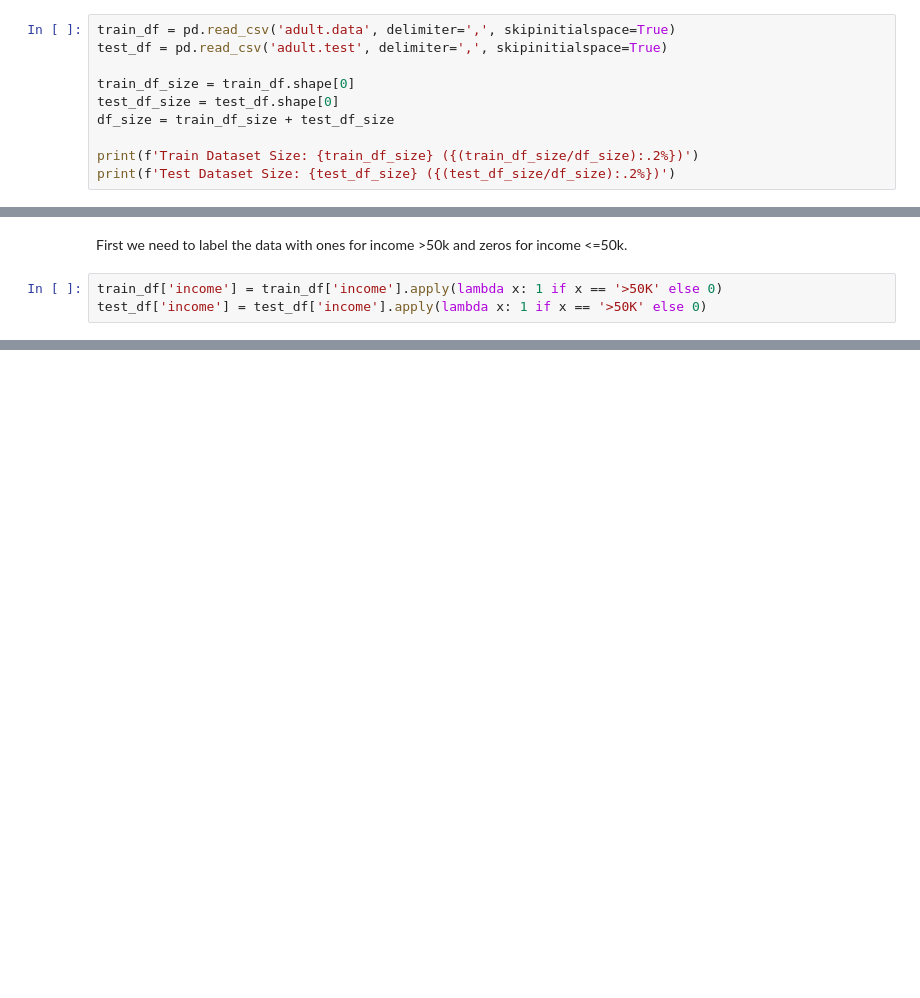
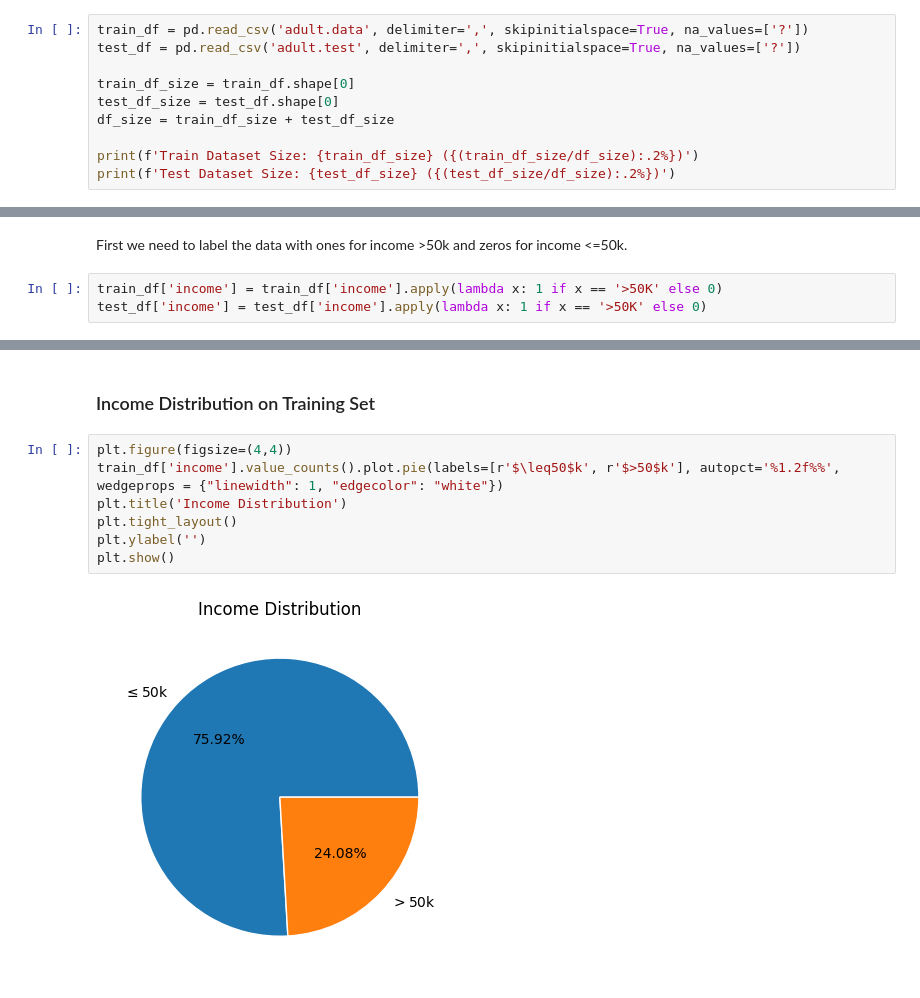
Before and after one commit to simonsymhoven/income-classification, a Jupyter notebook: income-classification.ipynb, the cells around one changed output, grey strips where cells are left out. Saved outputs shown, nothing was run; the diff lists cells and outputs as text; blank space fills up the shorter version.

Commit message:
add some charts

```diff
--- a/income-classification.ipynb
+++ b/income-classification.ipynb
@@ -13,6 +16,6 @@ import pandas as pd
 # %%
-train_df = pd.read_csv('adult.data', delimiter=',', skipinitialspace=True)
-test_df = pd.read_csv('adult.test', delimiter=',', skipinitialspace=True)
+train_df = pd.read_csv('adult.data', delimiter=',', skipinitialspace=True, na_values=['?'])
+test_df = pd.read_csv('adult.test', delimiter=',', skipinitialspace=True, na_values=['?'])
 
 train_df_size = train_df.shape[0]
 test_df_size = test_df.shape[0]
@@ -32,0 +134,11 @@ test_df['income'] = test_df['income'].apply(lambda x: 1 if x == '>50K' else 0)
+# %% [markdown]
+### Income Distribution on Training Set
+# %%
+plt.figure(figsize=(4,4))
+train_df['income'].value_counts().plot.pie(labels=[r'$\leq50$k', r'$>50$k'], autopct='%1.2f%%', wedgeprops = {"linewidth": 1, "edgecolor": "white"})
+plt.title('Income Distribution')
+plt.tight_layout()
+plt.ylabel('')
+plt.show()
+# %% [output]
+[figure, added]
```
Also changed, not shown: parts of 19 cells of this notebook.
